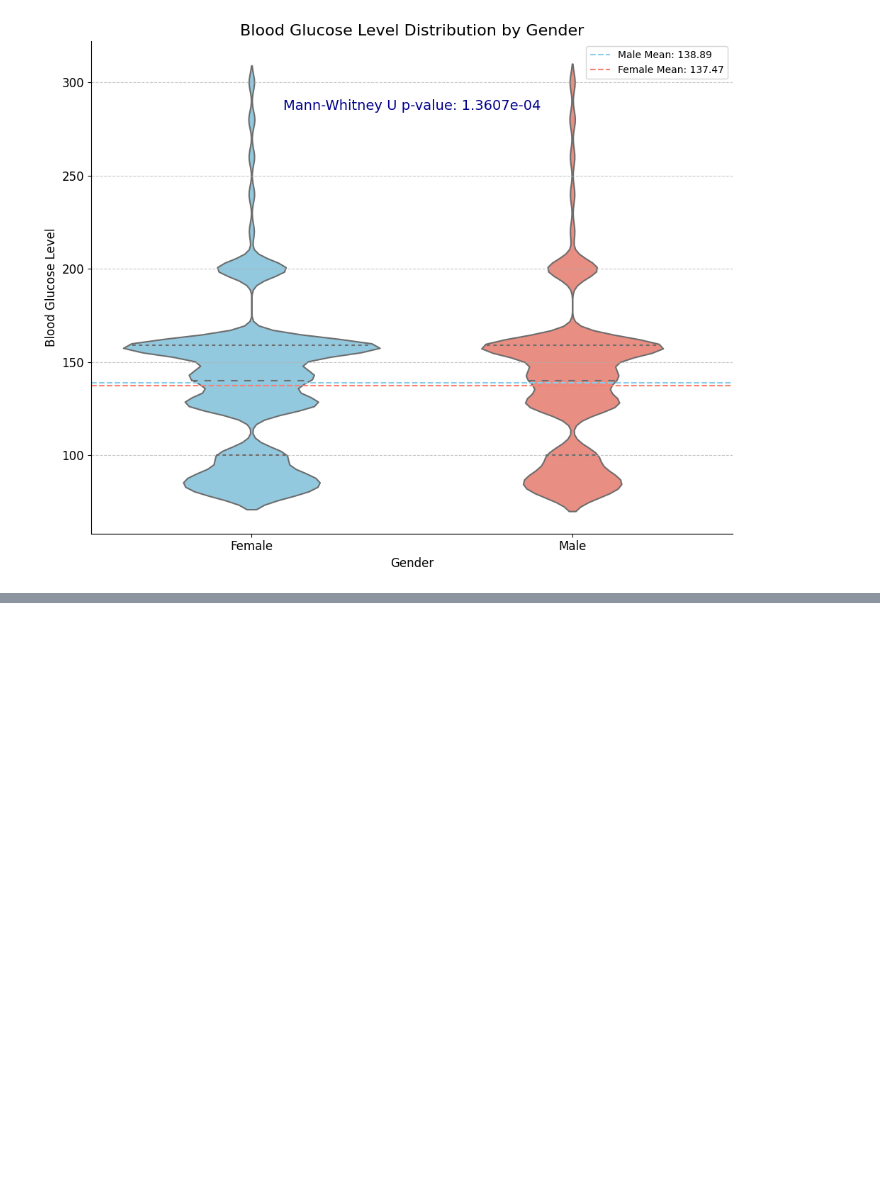
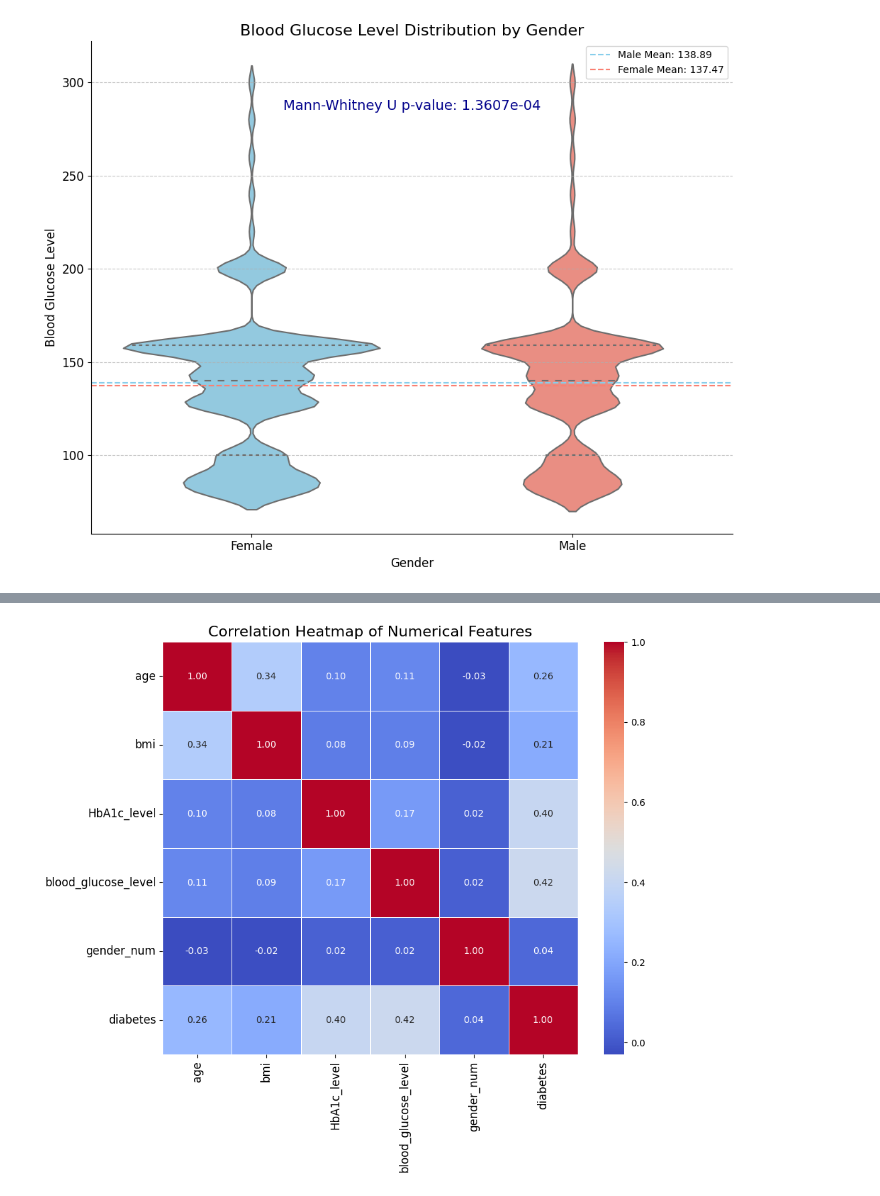
Before and after one commit to piyus22/SUGAR, a Jupyter notebook: diabetes_analysis.ipynb, the cells around one changed output, grey strips where cells are left out. Drawn from its saved outputs; the diff is of its cells as text; code cells hidden in the pictures; blank space fills up the shorter version.

```diff
--- a/diabetes_analysis.ipynb
+++ b/diabetes_analysis.ipynb
@@ -331,0 +409,18 @@ Mean blood glucose level for women: 137.47
+# %%
+# Correlation plot - Heat map
+
+# Create a new column 'gender_num' with numerical values
+diabetes_ip_file['gender_num'] = diabetes_ip_file['gender'].map({'Female': 0, 'Male': 1})
+
+# Include 'gender_num' in the list of numerical features
+numerical_features = ['age', 'bmi', 'HbA1c_level', 'blood_glucose_level','gender_num', 'diabetes']
+correlation_matrix = diabetes_ip_file[numerical_features].corr()
+
+plt.figure(figsize=(10, 8))  # Adjust figure size to accommodate the new column
+sns.heatmap(correlation_matrix, annot=True, cmap='coolwarm', linewidths=0.5, fmt=".2f")
+plt.title('Correlation Heatmap of Numerical Features', fontsize=16)
+plt.xticks(fontsize=12)
+plt.yticks(fontsize=12)
+plt.show()
+# %% [output]
+[figure, added]
```
Also changed, not shown: parts of 3 cells of this notebook, 1 other file.
